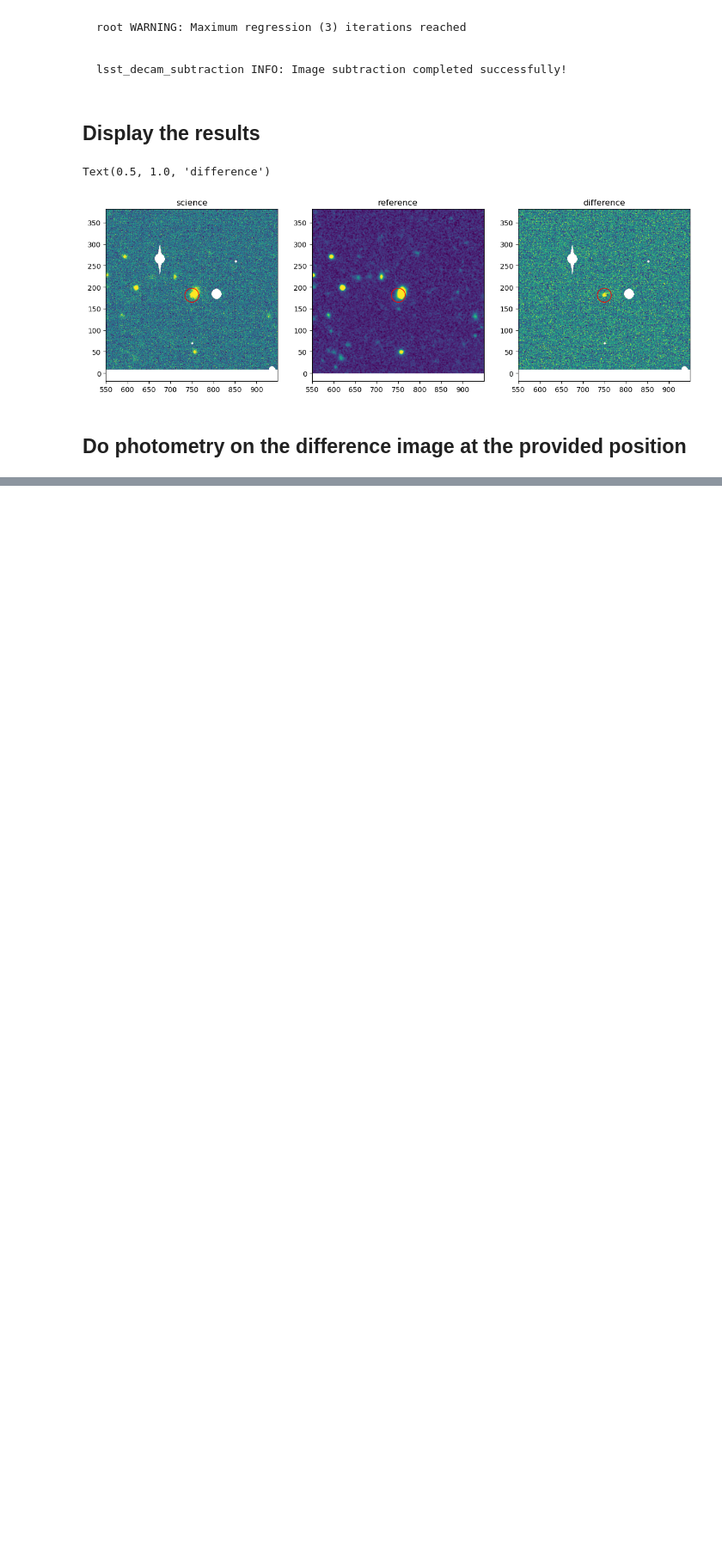
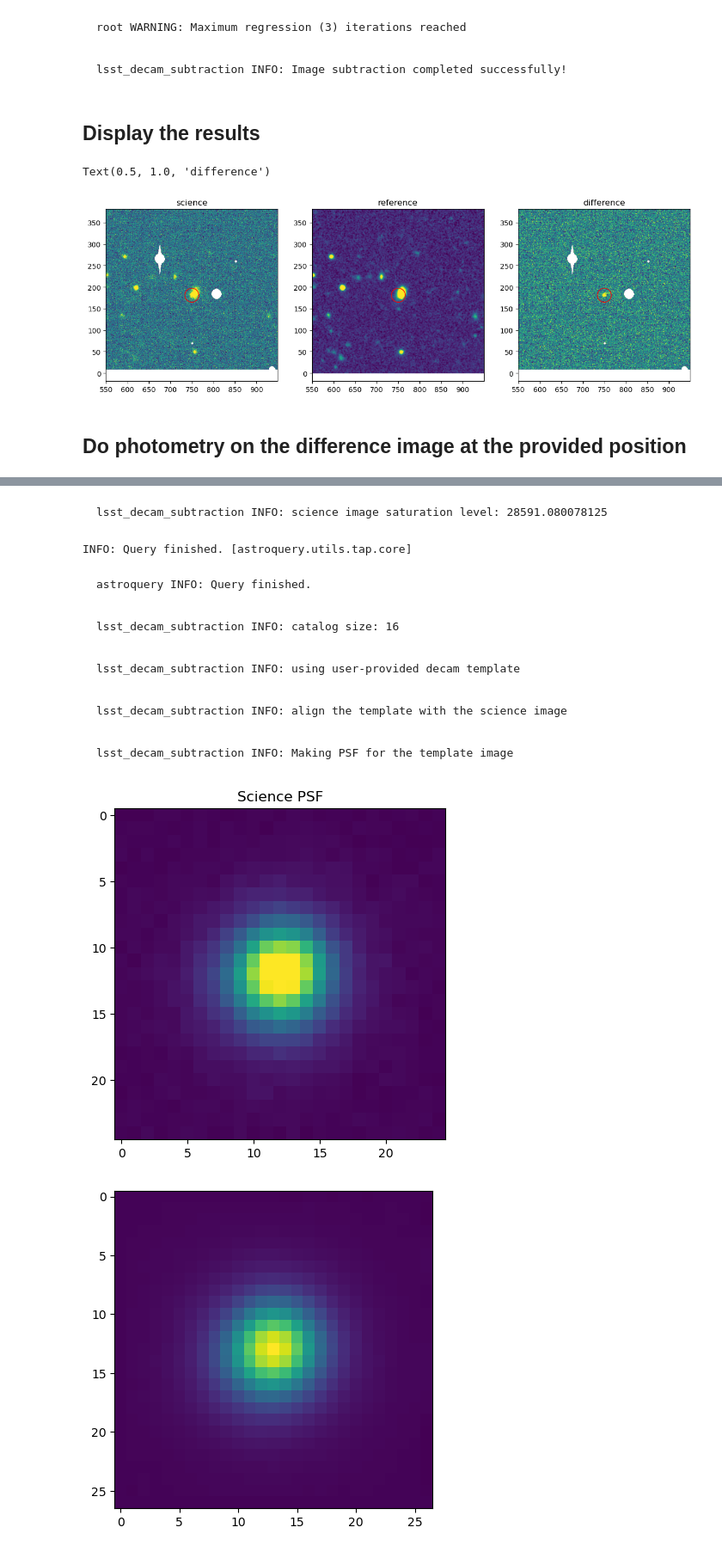
Before and after one commit to yizedong/SLIDE, a Jupyter notebook: example.ipynb, the cells around one changed output, grey strips where cells are left out. Shown at 86% size. Saved outputs shown, nothing was run; the diff lists cells and outputs as text; code cells hidden in the pictures; blank space fills up the shorter version.

```diff
--- a/example.ipynb
+++ b/example.ipynb
@@ -117,0 +135,16 @@ Upper limit: 24.49
+# %%
+from astropy.wcs import WCS
+import os
+from astropy.io import fits
+
+data_dir = './example_data'
+image_file = 'example_decam.fits'
+mask_file = 'example_decam_mask.fits'
+
+data = fits.getdata(os.path.join(data_dir, image_file))
+header = fits.getheader(os.path.join(data_dir, image_file))
+mask = fits.getdata(os.path.join(data_dir, mask_file))
+wcs = WCS(header)
+saturation = header.get('SATURATE')
+
+user_decam_data = load_usesr_decam(data, wcs, mask, saturation=saturation)
@@ -117,0 +154,16 @@ Upper limit: 24.49
+# %%
+scidata, refdata, sci_psf, ref_psf = lsst_decam_data_load(visit_image, ra = ra, dec = dec, download_DES_temp=False, download_DECaLS_temp=False,
+                                                          show=True,
+                                                          refine_wcs_sci=False, make_sci_psf=False, user_decam_data=user_decam_data,
+                                                          cutout=True, cutout_size=1500, reference_catalog='gaia', workdir='./',
+                                                                          save_intermediate=False)
+# %% [output]
+lsst_decam_subtraction INFO: science image saturation level: 28591.080078125
+INFO: Query finished. [astroquery.utils.tap.core]
+astroquery INFO: Query finished.
+lsst_decam_subtraction INFO: catalog size: 16
+lsst_decam_subtraction INFO: using user-provided decam template
+lsst_decam_subtraction INFO: align the template with the science image
+lsst_decam_subtraction INFO: Making PSF for the template image
+[figure, added]
+[figure, added]
```
Also changed, not shown: parts of 12 cells of this notebook.
